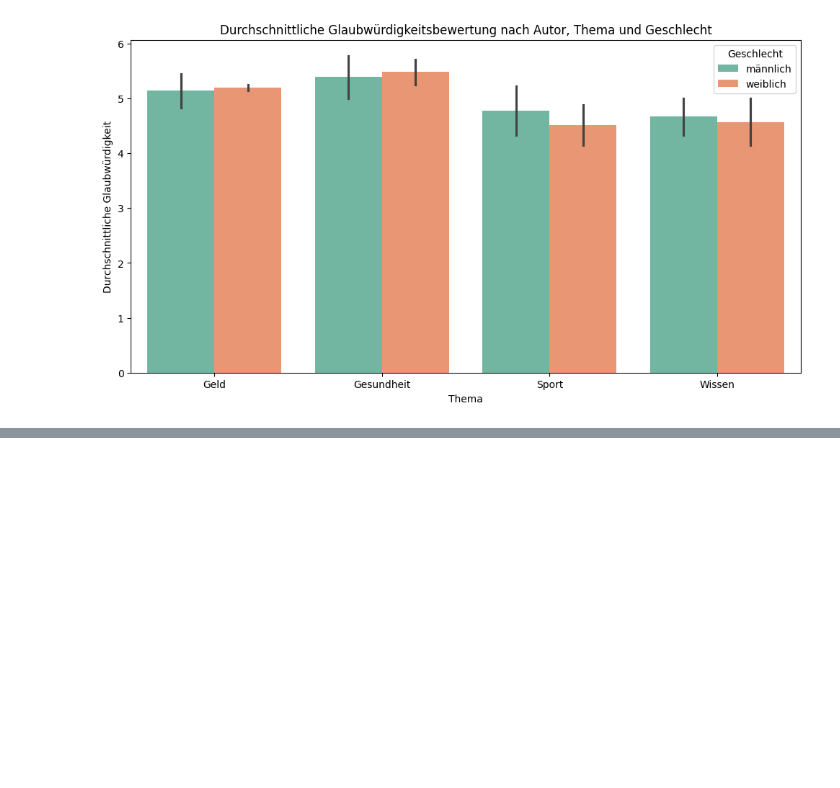
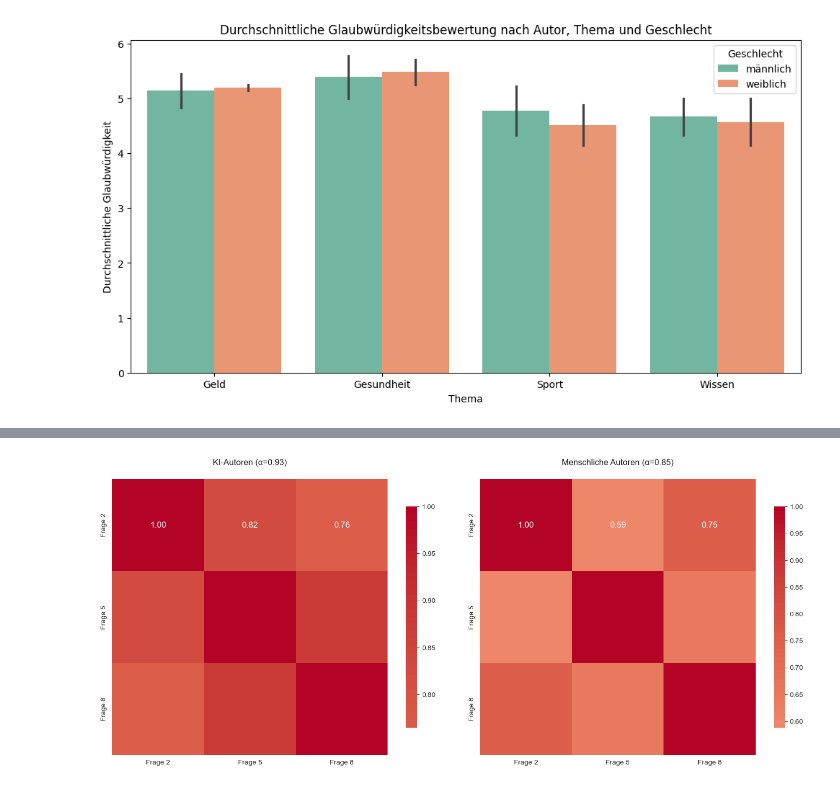
Before and after one commit to FlorianZierer/Impact-of-topic-on-credibility, a Jupyter notebook: auswertung.ipynb, the cells around one changed output, grey strips where cells are left out. Cells and saved outputs as stored; diff of their text form; code cells hidden in the pictures; blank space fills up the shorter version.

```diff
--- a/auswertung.ipynb
+++ b/auswertung.ipynb
@@ -203,0 +309,76 @@ Korrelation zwischen Glaubwürdigkeit und ATI (Mensch): 0.29934682446012795
+# %%
+import pandas as pd
+import numpy as np
+import seaborn as sns
+import matplotlib.pyplot as plt
+
+# Daten laden und vorbereiten (wie in Ihrem Originalcode)
+ai_data = pd.read_csv('ai_labelled_with_ati.csv')
+human_data = pd.read_csv('human_labelled_with_ati.csv')
+
+def extract_questions(data, label_type):
+    questions = []
+    for topic in ['Geld', 'Gesundheit', 'Sport', 'Wissen']:
+        q2 = data[f'{topic} - 2. Wie glaubwürdig fanden Sie den Text ?']
+        q5 = data[f'{topic} - 5. Wie viel Vertrauen haben Sie in den Inhalt des Textes?']
+        q8 = data[f'{topic} - 8. Wie sehr vertrauen Sie den im Text präsentierten Informationen?']
+
+        df = pd.DataFrame({
+            'Thema': topic,
+            'Frage 2': q2,
+            'Frage 5': q5,
+            'Frage 8': q8,
+            'Label': label_type
+        })
+        questions.append(df)
+    return pd.concat(questions)
+
+ai_questions = extract_questions(ai_data, 'AI Label')
+human_questions = extract_questions(human_data, 'Human Label')
+
+# Manuelle Cronbach's Alpha Berechnung
+def cronbach_alpha(df):
+    items = df[['Frage 2', 'Frage 5', 'Frage 8']]
+    n_items = items.shape[1]  # Anzahl der Fragen
+
+    # Varianz der Summenscores
+    total_var = items.sum(axis=1).var(ddof=1)
+
+    # Summe der Einzelvarianzen
+    item_vars = items.var(ddof=1).sum()
+
+    # Alpha-Formel
+    alpha = (n_items / (n_items - 1)) * (1 - (item_vars / total_var))
+    return alpha
+
+# Berechnung für beide Gruppen
+alpha_ai = cronbach_alpha(ai_questions)
+alpha_human = cronbach_alpha(human_questions)
+
+print("Cronbach's Alpha (KI-Autoren):", round(alpha_ai, 3))
+print("Cronbach's Alpha (Menschliche Autoren):", round(alpha_human, 3))
+
+# Interpretation
+print("\nInterpretation:")
+print("α ≥ 0.9: Exzellent")
+print("0.8 ≤ α < 0.9: Gut")
+print("0.7 ≤ α < 0.8: Akzeptabel")
+print("α < 0.7: Fragwürdig")
+
+# Korrelationsmatrizen (wie in Ihrem Originalcode)
+ai_corr = ai_questions[['Frage 2', 'Frage 5', 'Frage 8']].corr()
+human_corr = human_questions[['Frage 2', 'Frage 5', 'Frage 8']].corr()
+
+# Visualisierung
+fig, axes = plt.subplots(1, 2, figsize=(15, 6))
+sns.heatmap(ai_corr, annot=True, cmap='coolwarm', center=0, ax=axes[0], fmt=".2f",
+            annot_kws={"size": 12}, square=True, cbar_kws={'shrink': 0.8})
+axes[0].set_title(f'KI-Autoren (α={alpha_ai:.2f})', pad=20)
+
+sns.heatmap(human_corr, annot=True, cmap='coolwarm', center=0, ax=axes[1], fmt=".2f",
+            annot_kws={"size": 12}, square=True, cbar_kws={'shrink': 0.8})
+axes[1].set_title(f'Menschliche Autoren (α={alpha_human:.2f})', pad=20)
+
+plt.tight_layout()
+plt.show()
+# %% [output]
@@ -203,0 +393 @@ Korrelation zwischen Glaubwürdigkeit und ATI (Mensch): 0.29934682446012795
+[figure, added]
```
Also changed, not shown: parts of 6 cells of this notebook.
